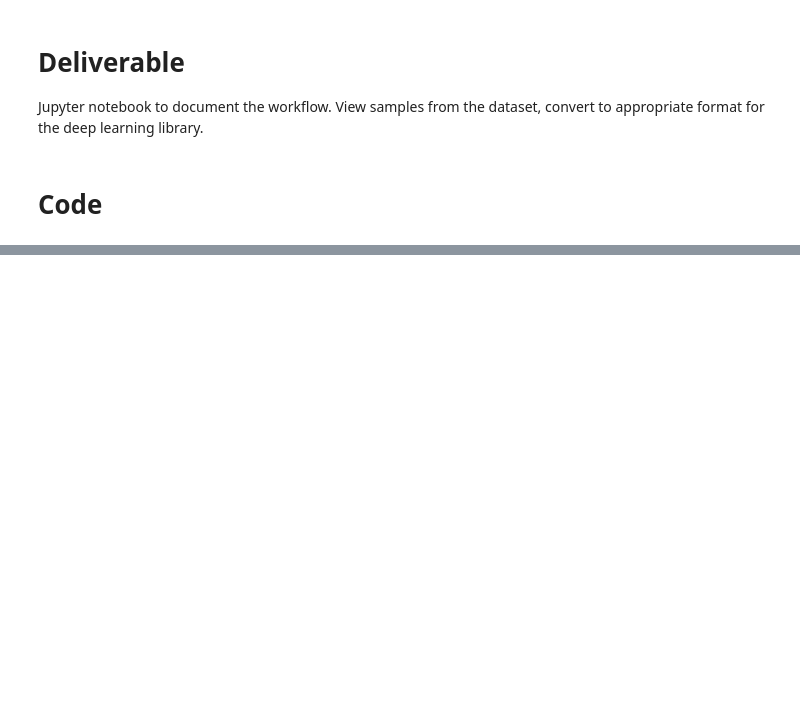
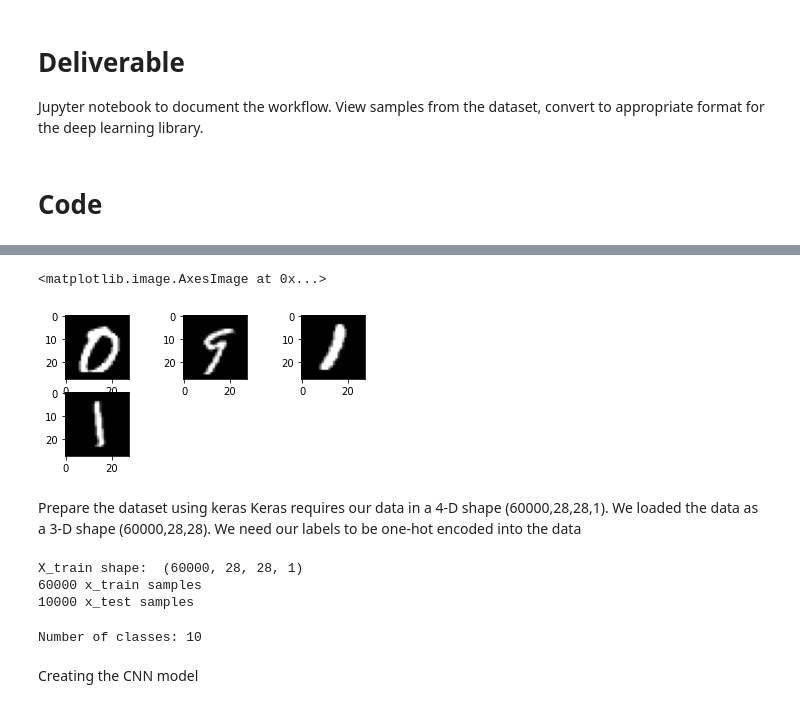
Before and after one commit to CWanjohi/SimpleImageClassifier, a Jupyter notebook: DIP_Coursework.ipynb, the cells around one changed output, grey strips where cells are left out. Drawn from its saved outputs; the diff is of its cells as text; code cells hidden in the pictures; blank space fills up the shorter version.

```diff
--- a/DIP_Coursework.ipynb
+++ b/DIP_Coursework.ipynb
@@ -60,0 +75,71 @@ print("labels of test data: ",str(y_test.shape))
+# %%
+import matplotlib.pyplot as plt
+import numpy as np
+
+#Objective: View random samples using OpenCV,matplotlib etc. of the handwritten digits and complexity of the images.
+#plot 6 images using the subplot function.
+#set the colormap to grey. Since the image dataset is grayscale/black and white.
+plt.subplot(331)
+random_number = np.random.randint(0, len(x_train))
+plt.imshow(x_train[random_number],cmap=plt.get_cmap('gray'))
+
+plt.subplot(332)
+random_number = np.random.randint(0, len(x_train))
+plt.imshow(x_train[random_number], cmap=plt.get_cmap('gray'))
+
+plt.subplot(333)
+random_number = np.random.randint(0, len(x_train))
+plt.imshow(x_train[random_number], cmap=plt.get_cmap('gray'))
+
+plt.subplot(334)
+random_number = np.random.randint(0, len(x_train))
+plt.imshow(x_train[random_number], cmap=plt.get_cmap('gray'))
+# %% [output]
+<matplotlib.image.AxesImage at 0x...>
+[figure, added]
+# %% [markdown]
+Prepare the dataset using keras
+Keras requires our data in a 4-D shape (60000,28,28,1). We loaded the data as a 3-D shape (60000,28,28).
+We need our labels to be one-hot encoded into the data
+# %%
+#store the data's rows and columns
+image_rows = x_train[0].shape[0]
+image_columns = x_train[0].shape[1]
+
+#get the data into the right shape, 4-D tensor.
+x_train = x_train.reshape(x_train.shape[0],image_rows,image_columns,1)
+x_test = x_test.reshape(x_test.shape[0],image_rows,image_columns,1)
+
+#store the shape of a single image for future use
+input_shape = (image_rows,image_columns,1)
+
+#change image type to float32 from unsignedint
+x_train = x_train.astype('float32')
+x_test = x_test.astype('float32')
+
+#normalize the data by changing the range from 0-255 to 0-1
+x_train /= 255.0
+x_test /= 255.0
+
+print("X_train shape: ",x_train.shape)
+print(x_train.shape[0], "x_train samples")
+print(x_test.shape[0], "x_test samples")
+# %% [output]
+X_train shape:  (60000, 28, 28, 1)
+60000 x_train samples
+10000 x_test samples
+# %%
+#Perform One-Hot Encoding of the data labels
+from tensorflow.keras.utils import to_categorical
+
+#one-hot encode for the outputs
+y_train = to_categorical(y_train)
+y_test = to_categorical(y_test)
+
+#count the number of columns in the OHE matrix
+print("Number of classes: " + str(y_test.shape[1]))
+num_classes = y_test.shape[1] #classed the images as images for 1,2,3,4,...,10
+# %% [output]
+Number of classes: 10
+# %% [markdown]
+Creating the CNN model
```
Also changed, not shown: parts of 12 cells of this notebook.
